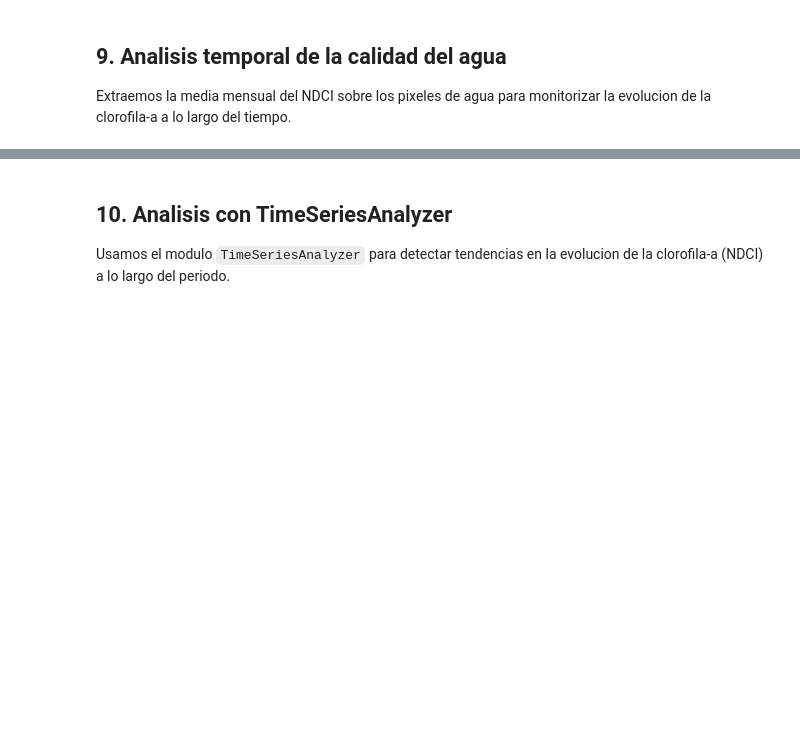
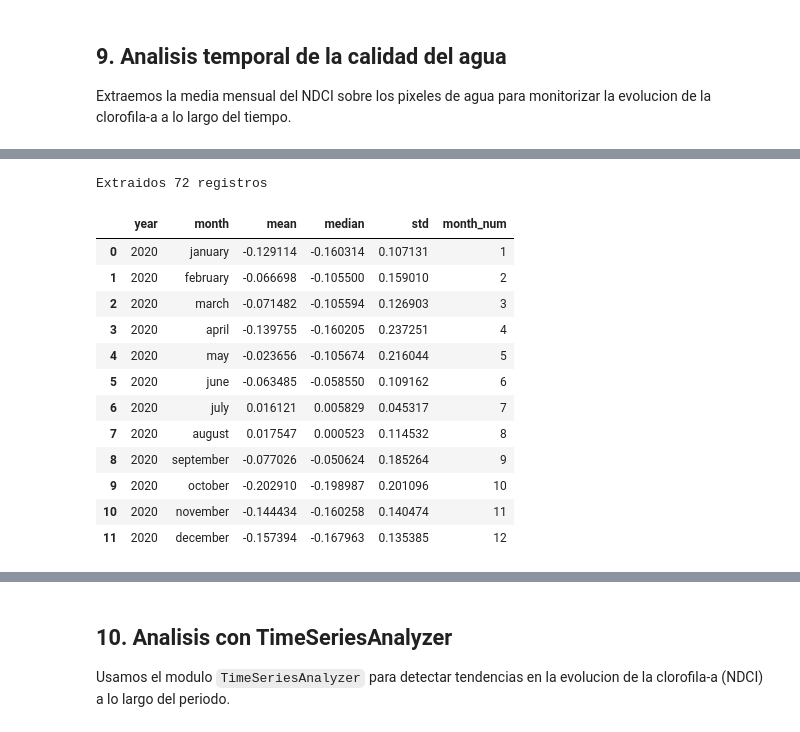
Before and after one commit to Digdgeo/Ndvi2Gif, a Jupyter notebook: examples_notebooks/Water_Quality_Embalses.ipynb, the cells around one changed output, grey strips where cells are left out. Cells and saved outputs as stored; diff of their text form; code cells hidden in the pictures; blank space fills up the shorter version.

```diff
--- a/examples_notebooks/Water_Quality_Embalses.ipynb
+++ b/examples_notebooks/Water_Quality_Embalses.ipynb
@@ -308,0 +445,11 @@ df_area.head(15)
+# %%
+img = ee.Image(mascaras_agua.toList(1).get(0))
+print("Bandas:", img.bandNames().getInfo())
+
+sumas = img.reduceRegion(
+    reducer=ee.Reducer.sum(),
+    geometry=s2_mndwi.roi,
+    scale=10,
+    maxPixels=1e9
+).getInfo()
+print("Sumas:", sumas)
@@ -474,7 +673,6 @@ def extraer_estadisticas_mensuales(composite, roi_geom, banda_base, scale=20):
     """
     resultados = []
     imagenes = composite.toList(composite.size())
-    n_imgs = composite.size().getInfo()
 
     reducers = (
         ee.Reducer.mean()
@@ -482,35 +680,31 @@ def extraer_estadisticas_mensuales(composite, roi_geom, banda_base, scale=20):
         .combine(ee.Reducer.stdDev(), sharedInputs=True)
     )
 
-    for i in range(n_imgs):
+    for i, year in enumerate(years):
         img = ee.Image(imagenes.get(i))
-        year = img.date().get('year').getInfo()
+        stats = img.reduceRegion(
+            reducer=reducers,
+            geometry=roi_geom,
+            scale=scale,
+            maxPixels=1e9
+        ).getInfo()
 
         for mes in MESES:
-            try:
-                banda = img.select(mes)
-                stats = banda.reduceRegion(
-                    reducer=reducers,
-                    geometry=roi_geom,
-                    scale=scale,
-                    maxPixels=1e9
-                ).getInfo()
-
-                resultados.append({
-                    'year': year,
-                    'month': mes,
-                    'mean': stats.get(f'{mes}_mean'),
-                    'median': stats.get(f'{mes}_median'),
-                    'std': stats.get(f'{mes}_stdDev')
-                })
-            except Exception:
-                pass
+            resultados.append({
+                'year':   year,
+                'month':  mes,
+                'mean':   stats.get(f'{mes}_mean'),
+                'median': stats.get(f'{mes}_median'),
+                'std':    stats.get(f'{mes}_stdDev')
+            })
 
     df = pd.DataFrame(resultados)
     df['month_num'] = df['month'].map(orden_meses)
     return df.sort_values(['year', 'month_num'])
 
-print("Extrayendo estadisticas mensuales del NDCI sobre agua...")
-df_ndci = extraer_estadisticas_mensuales(composite_ndci_masked, roi_ee, 'ndci')
+years = list(range(s2_ndci.start_year, s2_ndci.end_year + 1))
+
+df_ndci = extraer_estadisticas_mensuales(composite_ndci_masked, s2_ndci.roi, years)
 print(f"Extraidos {len(df_ndci)} registros")
 df_ndci.head(12)
+# %% [output]
@@ -517,3 +713,17 @@ df_ndci.head(12)
+Extraidos 72 registros
+|  | year | month | mean | median | std | month_num |
+| 0 | 2020 | january | -0.129114 | -0.160314 | 0.107131 | 1 |
+| 1 | 2020 | february | -0.066698 | -0.105500 | 0.159010 | 2 |
+| 2 | 2020 | march | -0.071482 | -0.105594 | 0.126903 | 3 |
+| 3 | 2020 | april | -0.139755 | -0.160205 | 0.237251 | 4 |
+| 4 | 2020 | may | -0.023656 | -0.105674 | 0.216044 | 5 |
+| 5 | 2020 | june | -0.063485 | -0.058550 | 0.109162 | 6 |
+| 6 | 2020 | july | 0.016121 | 0.005829 | 0.045317 | 7 |
+| 7 | 2020 | august | 0.017547 | 0.000523 | 0.114532 | 8 |
+| 8 | 2020 | september | -0.077026 | -0.050624 | 0.185264 | 9 |
+| 9 | 2020 | october | -0.202910 | -0.198987 | 0.201096 | 10 |
+| 10 | 2020 | november | -0.144434 | -0.160258 | 0.140474 | 11 |
+| 11 | 2020 | december | -0.157394 | -0.167963 | 0.135385 | 12 |
 # %%
 # --- Grafico de calidad del agua: NDCI mensual ---
 fig, axes = plt.subplots(2, 1, figsize=(14, 10))
```
Also changed, not shown: parts of 25 cells of this notebook.
